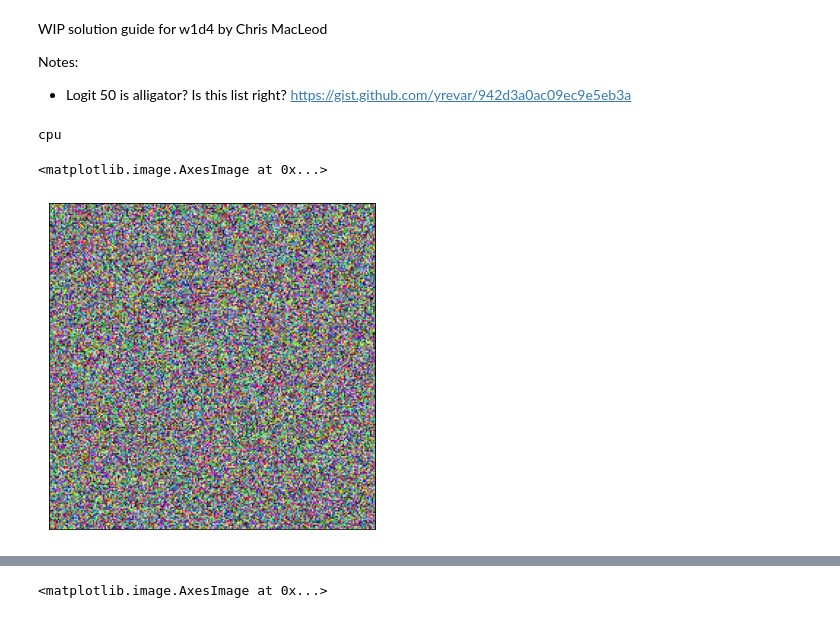
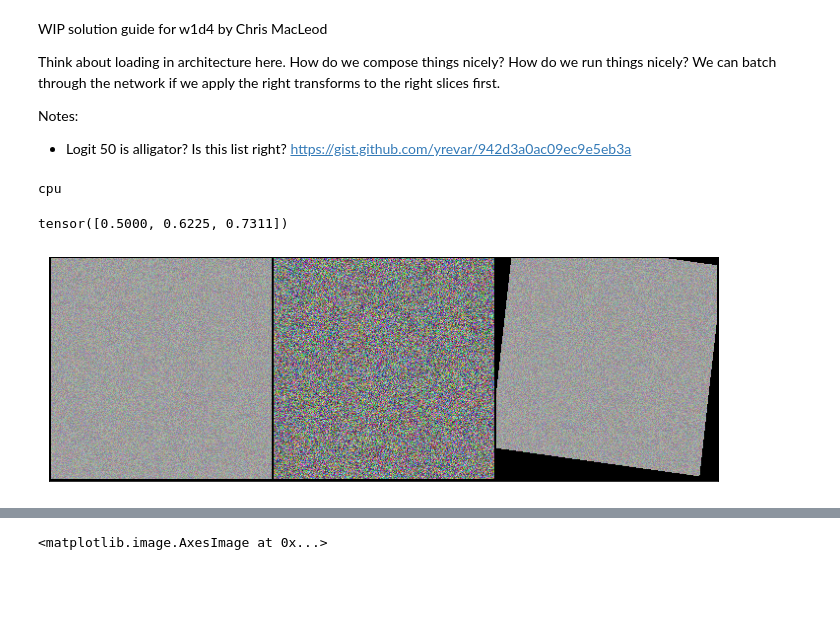
Before and after one commit to redwoodresearch/mlab, a Jupyter notebook: days/w1d4/w1d4_sol.ipynb, the cells around one changed output, grey strips where cells are left out. Saved outputs shown, nothing was run; the diff lists cells and outputs as text; code cells hidden in the pictures; blank space fills up the shorter version.

```diff
--- a/days/w1d4/w1d4_sol.ipynb
+++ b/days/w1d4/w1d4_sol.ipynb
@@ -1,6 +1,9 @@
 # %% [markdown]
 WIP solution guide for w1d4 by Chris MacLeod
 
+Think about loading in architecture here. How do we compose things nicely? How do we run things nicely?
+We can batch through the network if we apply the right transforms to the right slices first.
+
 Notes:
 - Logit 50 is alligator? Is this list right? https://gist.github.com/yrevar/942d3a0ac09ec9e5eb3a
 # %%
@@ -32,8 +40,56 @@ def imshow(img, figsize=(6, 6), fig=None):
 # %% [output]
 cpu
-# %%
-torch.manual_seed(0)
-imshow(torch.rand((1, 3, 224, 224)))
-# %% [output]
-<matplotlib.image.AxesImage at 0x...>
-[figure, removed]
+# %%
+torch.sigmoid(torch.tensor([0, 0.5, 1]))
+# %% [output]
+tensor([0.5000, 0.6225, 0.7311])
+# %%
+from torch import nn
+
+class LearnableImage(nn.Module):
+    IMAGE_SHAPE = (1, 3, 224, 224)
+
+    def __init__(self):
+        super().__init__()
+        self.params = None
+        self.layers = None
+        self.target_logit = 50
+
+    def forward(self):
+        return self.layers(self.params)
+
+    def loss(self, logits):
+        return -logits[self.target_logit]
+
+# Q: what will the range be before the sigmoid? After the sigmoid?
+
+class UniformInit(LearnableImage):
+    def __init__(self):
+        super().__init__()
+        self.params = nn.Parameter(torch.rand(self.IMAGE_SHAPE))
+        self.layers = nn.Sequential(nn.Sigmoid())
+
+
+class NormalInit(LearnableImage):
+    def __init__(self):
+        super().__init__()
+        self.params = nn.Parameter(torch.randn(self.IMAGE_SHAPE))
+        self.layers = nn.Sequential(nn.Sigmoid())
+
+
+class DataAugmentation(LearnableImage):
+    def __init__(self):
+        super().__init__()
+        self.params = nn.Parameter(torch.rand(self.IMAGE_SHAPE))
+        self.layers = nn.Sequential(
+            nn.Sigmoid(),
+            RandomAffine(10, translate=(0.1, 0.1), scale=(0.95, 1.05), shear=5)
+        )
+
+def show_experiments():
+    imshow(make_grid(torch.concat([e() for e in experiments])))
+
+experiments = [UniformInit(), NormalInit(), DataAugmentation()]
+show_experiments()
+# %% [output]
+[figure, added]
```
Also changed, not shown: parts of 10 cells of this notebook.
